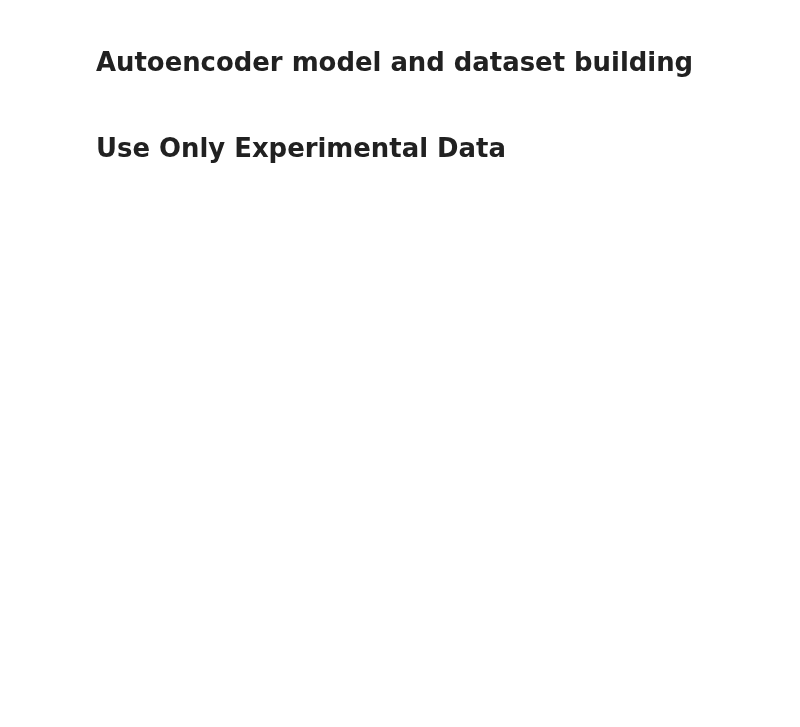
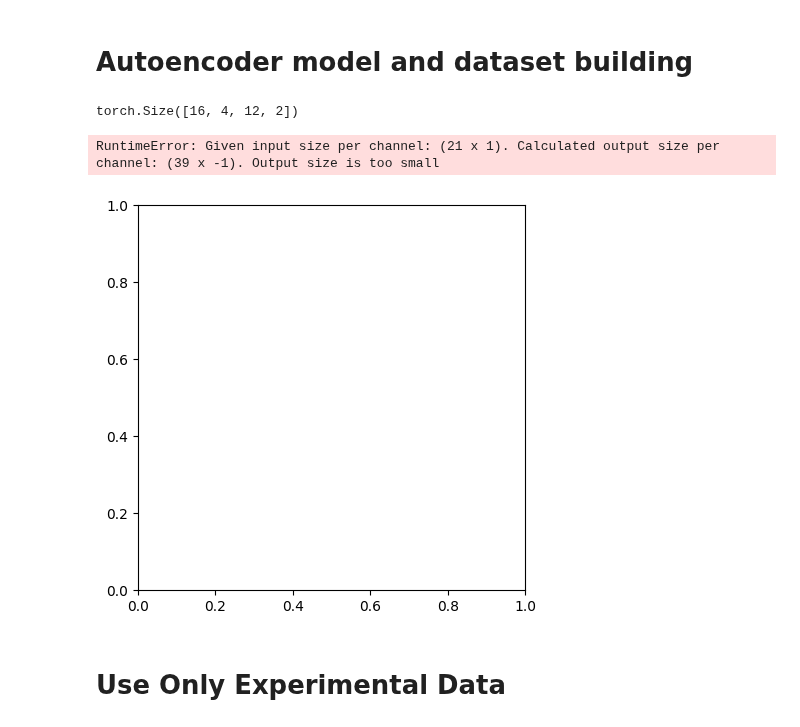
Before and after one commit to cb11711211/pMHC-TCR-binding-prediction, a Jupyter notebook: prediction_model/ae_lstm_model.ipynb, the cells around one changed output. Saved outputs shown, nothing was run; the diff lists cells and outputs as text; code cells hidden in the pictures; blank space fills up the shorter version.

```diff
--- a/prediction_model/ae_lstm_model.ipynb
+++ b/prediction_model/ae_lstm_model.ipynb
@@ -90,3 +192,3 @@ class pMHC_TCRDataset(Dataset):
 # %%
 file_path = "~/data/project/data/seqData/230221.csv"
-TCRData = TCRDataset(file_path)
+TCRData = pMHC_TCRDataset(file_path, only_TCR_seq=False, only_experimental=True)
@@ -401,0 +381,48 @@ class TCR_autoencoder(nn.Module):
+# %%
+# training the autoencoder to encode the TCR sequence
+def train_autoencoder(model, train_loader, optimizer, criterion, epoch):
+    model.train()
+    TCR_encode_losses = []
+    for batch_idx, (data, _) in enumerate(train_loader):
+        data = data.float()
+        data = data.view(batch_size, 1, 47, 5)
+        optimizer.zero_grad()
+        _, output = model(data)
+        print(output.shape, data.shape)
+        loss = criterion(output, data)
+        TCR_encode_losses.append(loss.item())
+        loss.backward()
+        optimizer.step()
+        if batch_idx % 100 == 0:
+            print('Train Epoch: {} [{}/{} ({:.0f}%)]\tLoss: {:.6f}'.format(
+                epoch, batch_idx * len(data), len(train_loader.dataset),
+                100. * batch_idx / len(train_loader), loss.item()))
+
+    return TCR_encode_losses / len(model.batch_size)
+
+epochs = 100
+batch_size = 16
+learning_rate = 1e-3
+kernel_size = 3
+stride = 2
+padding = 2
+
+# train the autoencoder
+TCRData = pMHC_TCRDataset(file_path, only_TCR_seq=True, only_experimental=True)
+model = TCR_autoencoder(kernel_size=kernel_size, stride=stride, padding=padding)
+optimizer = torch.optim.Adam(model.parameters(), lr=learning_rate, weight_decay=1e-5)
+criterion = nn.MSELoss()
+train_loader = DataLoader(TCRData, batch_size=batch_size, shuffle=True, drop_last=True)
+
+# plot the loss
+fig, ax = plt.subplots(1, 1, figsize=(5, 5))
+
+TCR_encode_losses = []
+for epoch in range(1, epochs + 1):
+    TCR_encode_loss = train_autoencoder(model, train_loader, optimizer, criterion, epoch)
+    TCR_encode_losses.append(TCR_encode_loss)
+ax.plot(TCR_encode_losses, label="TCR encode loss")
+# %% [output]
+torch.Size([16, 4, 12, 2])
+RuntimeError: Given input size per channel: (21 x 1). Calculated output size per channel: (39 x -1). Output size is too small
+[figure, added]
```
Also changed, not shown: parts of 12 cells of this notebook, 1 other file.
